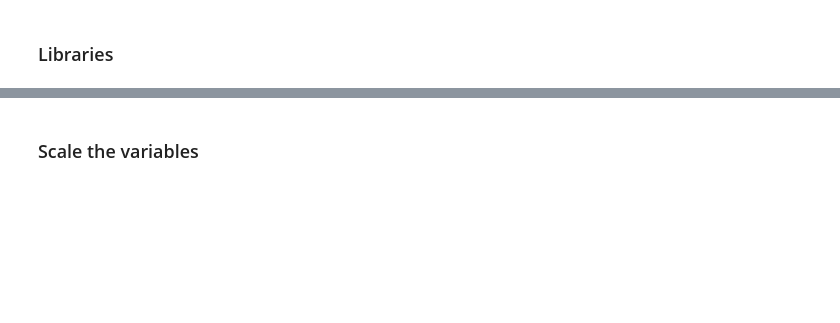
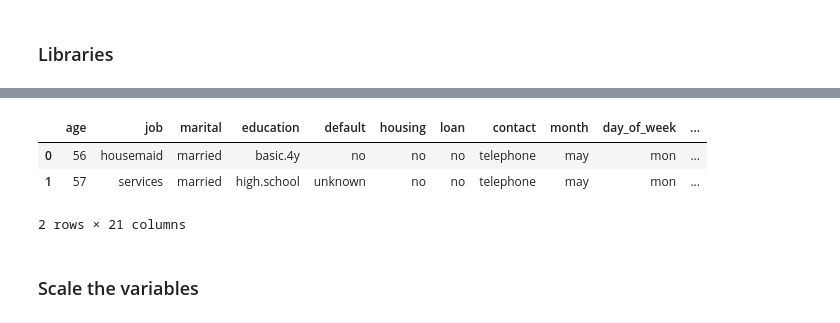
Before and after one commit to sanjivch/DataScience, a Jupyter notebook: UCI_Bank_Marketing_MLP.ipynb, the cells around one changed output, grey strips where cells are left out. Saved outputs shown, nothing was run; the diff lists cells and outputs as text; code cells hidden in the pictures; blank space fills up the shorter version.

Commit message:
Add files via upload
Updated the notebook.

```diff
--- a/UCI_Bank_Marketing_MLP.ipynb
+++ b/UCI_Bank_Marketing_MLP.ipynb
@@ -15,0 +46,5 @@ Banco = pd.read_csv('C:/Users/campus/Downloads/TensorFlow_Tutorials/bank-additio
+# %%
+# Comment these lines of code if running from local machine
+# Select the dataset csv file from the Choose Files button and rerun the cell
+from google.colab import files
+uploaded = files.upload()
@@ -16 +54,16 @@ Banco = pd.read_csv('C:/Users/campus/Downloads/TensorFlow_Tutorials/bank-additio
+# %%
+import io
+# Read the dataset
+# Uncomment the line below if running on a local machine. Chnage the path of dataset accordingly
+#Banco = pd.read_csv('/home/sanjiv/Downloads/Python-Data-Science-and-Machine-Learning-Bootcamp/Python-Data-Science-and-Machine-Learning-Bootcamp/ML Tutorials/bank-additional-full.csv', sep=';')
+
+# Comment the line below if running from a local machine
+Banco = pd.read_csv(io.StringIO(uploaded['bank-additional-full.csv'].decode('utf-8')), sep=';')
+
+Banco.head(2)
+# %% [output]
+|  | age | job | marital | education | default | housing | loan | contact | month | day_of_week | ... |
+| 0 | 56 | housemaid | married | basic.4y | no | no | no | telephone | may | mon | ... |
+| 1 | 57 | services | married | high.school | unknown | no | no | telephone | may | mon | ... |
+2 rows × 21 columns
 # %%
```
Also changed, not shown: parts of 31 cells of this notebook.
